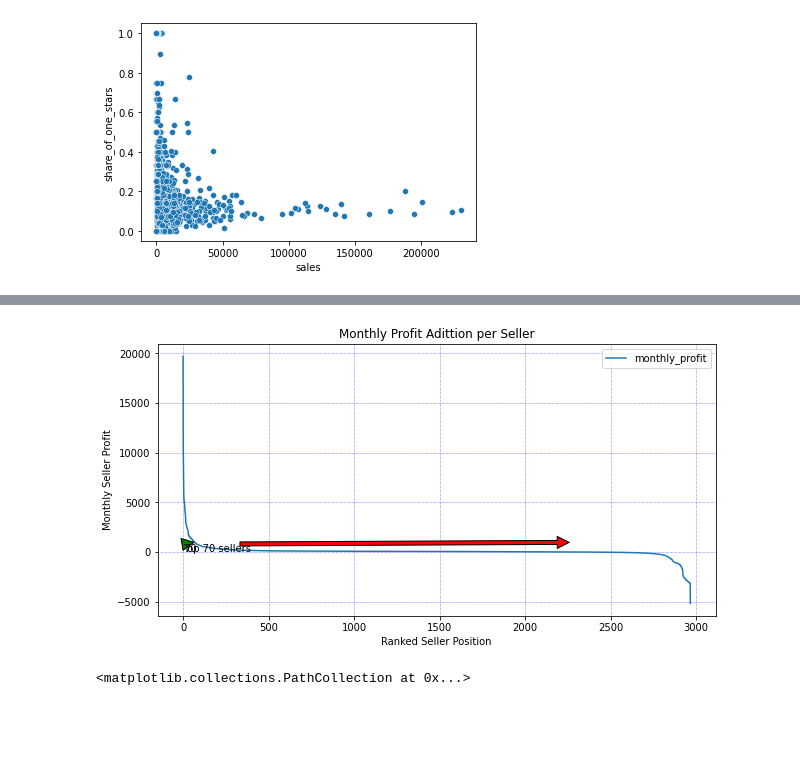
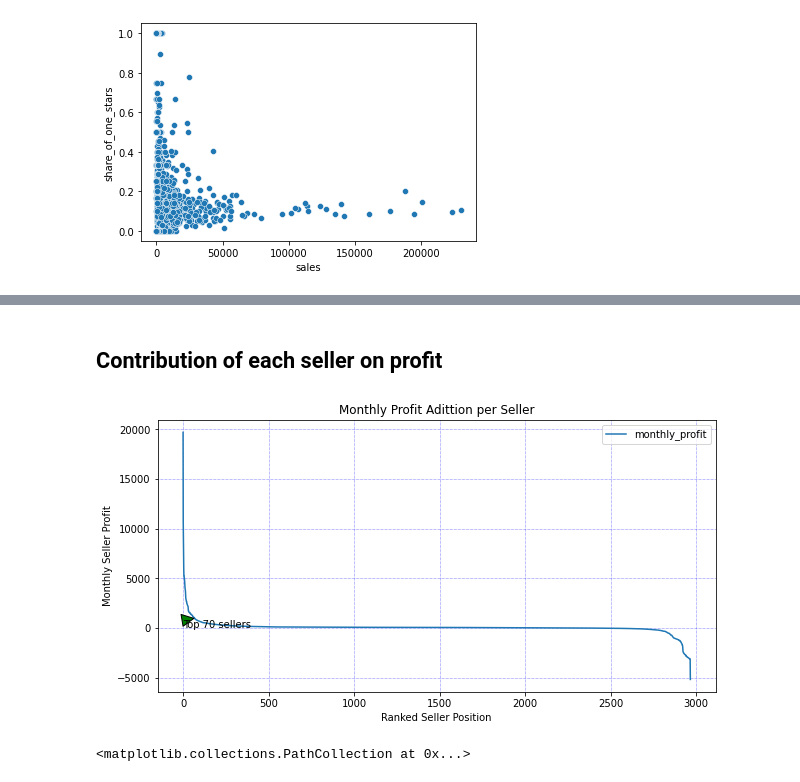
Before and after one commit to LouiseDantas/OLIST, a Jupyter notebook: olist_rev.ipynb, the cells around one changed output, grey strips where cells are left out. Saved outputs shown, nothing was run; the diff lists cells and outputs as text; code cells hidden in the pictures; blank space fills up the shorter version.

```diff
--- a/olist_rev.ipynb
+++ b/olist_rev.ipynb
@@ -79,16 +34,0 @@ seller['monthly_costs']=((seller['share_of_one_stars']*seller['n_orders']*100)+s
-# %%
-#calculating IT costs contribution     0.5MM=k*sqrt(total_orders)  for each seller: ITCost=k*sqrt(n_order)
-seller['monthly_costs_IT']=0
-#total cost
-totalcost=500000
-#sum square orders of Olist
-total_orders=(seller['n_orders']).sum()
-#calculating k
-k=totalcost/((total_orders)**0.5)
-# %%
-#calculating each seller cost
-seller['monthly_costs_IT']=((seller['n_orders']/total_orders)*totalcost)/(seller['months_of_sales'])
-# %%
-seller['monthly_profit']=seller['monthly_sales']-seller['monthly_costs']-seller['monthly_costs_IT']
-# %%
-seller['monthly_costs_total']=seller['monthly_costs']+seller['monthly_costs_IT']
@@ -126,28 +40,27 @@ seller
 seller=seller.sort_values(by=['monthly_profit'], ascending=False)
 # %%
 sorted_sellers=seller.reset_index()
+# %% [markdown]
+## Contribution of each seller on profit
 # %%
 ### Total Olist Profit
 fig, ax1 = plt.subplots(figsize=(10,5))
 profit_seller= sns.lineplot(data=sorted_sellers[['monthly_profit']])
 profit_seller.set(xlabel='Ranked Seller Position', ylabel='Monthly Seller Profit')
 profit_seller.set_title('Monthly Profit Adittion per Seller')
 profit_seller.grid(linestyle=':', linewidth='0.5', color='blue')
 
-
-#x1, y1 = [60, 60], [-5000, 1150]
-#x2, y2 = [0, 550], [1317270.0, 1317270.0]
 profit_seller.annotate('Top 70 sellers', xy =(70, 1000),
              xytext =(3, 1.8),
              arrowprops = dict(facecolor ='green',
                                shrink = 0.1),   )
-profit_seller.annotate('70', xy =(2500, 1000),
-             xytext =(5, 1.8),
-             arrowprops = dict(facecolor ='red',
-                               shrink = 0.1),   )
+#profit_seller.annotate('70', xy =(3000, 1000),
+#            xytext =(2200, 3),
+#            arrowprops = dict(facecolor ='red',
+#                              shrink = 0.1),   )
 plt.show(profit_seller)
 # %% [output]
-[figure, old version]
+[figure, new version]
 # %%
 fig, ax3 = plt.subplots(figsize=(10,5))
 ax3.scatter(sorted_sellers['n_orders'],sorted_sellers['cumm_profit'])
```
Also changed, not shown: parts of 42 cells of this notebook.
